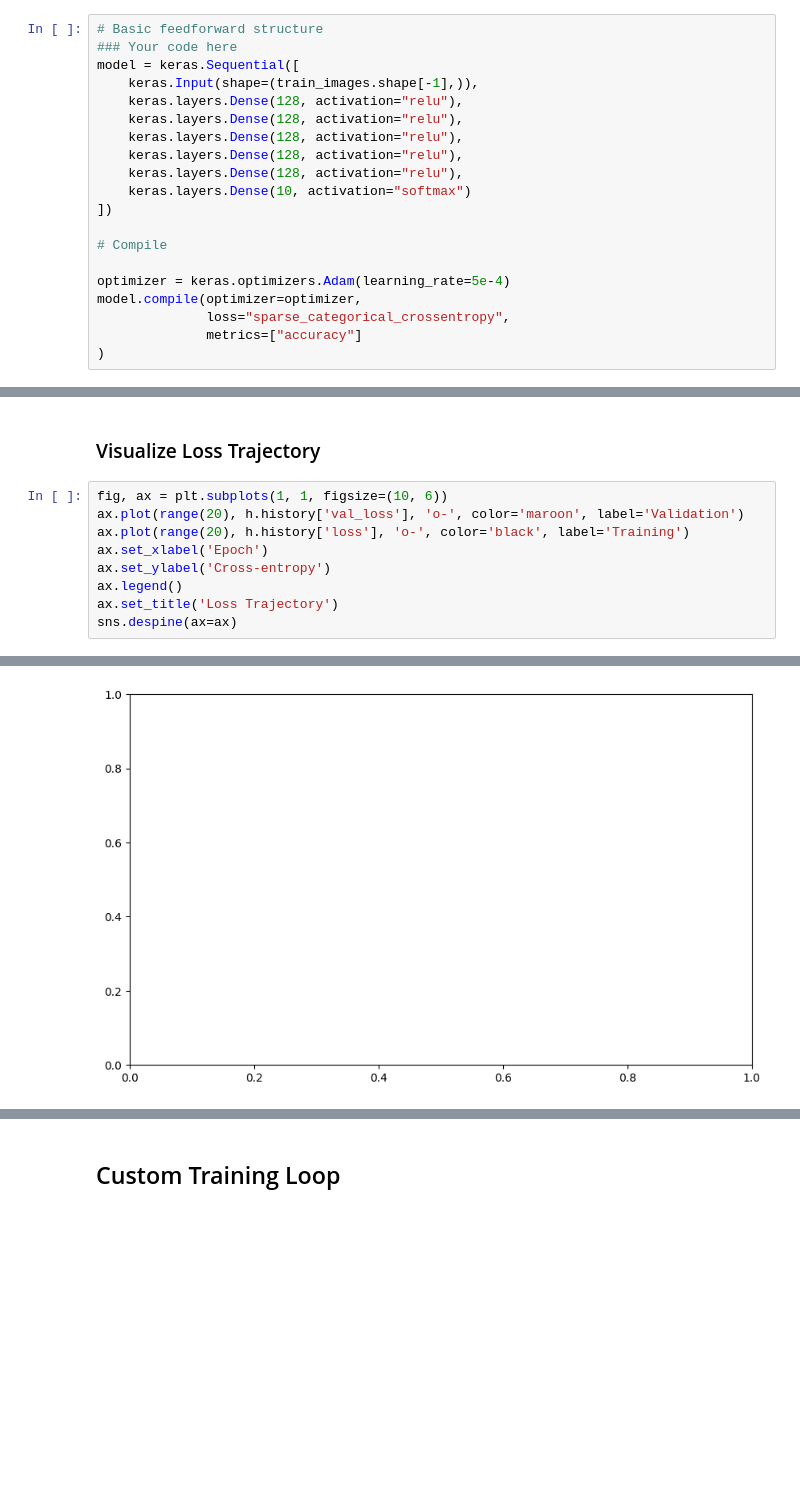
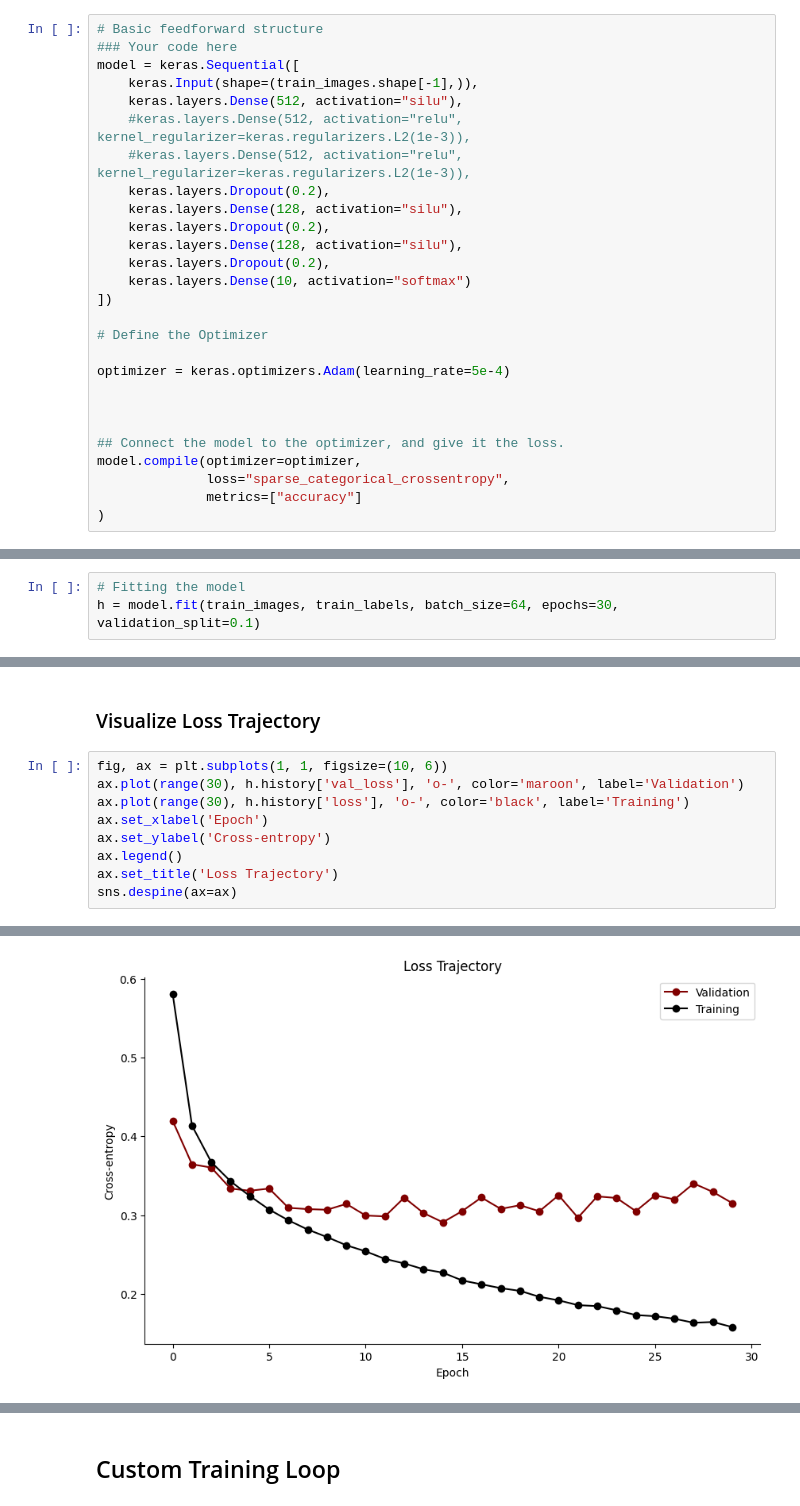
Before and after one commit to NightHydra/CognitiveModelingHomework, a Jupyter notebook: LectureExercises/ML_Beginnings/deep_learning_explorations_ca.ipynb, the cells around one changed output, grey strips where cells are left out. Cells and saved outputs as stored; diff of their text form; blank space fills up the shorter version.

```diff
--- a/LectureExercises/ML_Beginnings/deep_learning_explorations_ca.ipynb
+++ b/LectureExercises/ML_Beginnings/deep_learning_explorations_ca.ipynb
@@ -70,17 +61,24 @@ First, we will use the keras high-level API. Then, we will re-do the task with t
 ### Your code here
 model = keras.Sequential([
     keras.Input(shape=(train_images.shape[-1],)),
-    keras.layers.Dense(128, activation="relu"),
-    keras.layers.Dense(128, activation="relu"),
-    keras.layers.Dense(128, activation="relu"),
-    keras.layers.Dense(128, activation="relu"),
-    keras.layers.Dense(128, activation="relu"),
+    keras.layers.Dense(512, activation="silu"),
+    #keras.layers.Dense(512, activation="relu", kernel_regularizer=keras.regularizers.L2(1e-3)),
+    #keras.layers.Dense(512, activation="relu", kernel_regularizer=keras.regularizers.L2(1e-3)),
+    keras.layers.Dropout(0.2),
+    keras.layers.Dense(128, activation="silu"),
+    keras.layers.Dropout(0.2),
+    keras.layers.Dense(128, activation="silu"),
+    keras.layers.Dropout(0.2),
     keras.layers.Dense(10, activation="softmax")
 ])
 
-# Compile
+# Define the Optimizer
 
 optimizer = keras.optimizers.Adam(learning_rate=5e-4)
+
+
+
+## Connect the model to the optimizer, and give it the loss.
 model.compile(optimizer=optimizer,
               loss="sparse_categorical_crossentropy",
               metrics=["accuracy"]
@@ -125 +127,4 @@ Model: "sequential_5"
  Non-trainable params: 0 (0.00 B)
+# %%
+# Fitting the model
+h = model.fit(train_images, train_labels, batch_size=64, epochs=30, validation_split=0.1)
@@ -127,8 +150,8 @@ Model: "sequential_5"
 ### Visualize Loss Trajectory
 # %%
 fig, ax = plt.subplots(1, 1, figsize=(10, 6))
-ax.plot(range(20), h.history['val_loss'], 'o-', color='maroon', label='Validation')
-ax.plot(range(20), h.history['loss'], 'o-', color='black', label='Training')
+ax.plot(range(30), h.history['val_loss'], 'o-', color='maroon', label='Validation')
+ax.plot(range(30), h.history['loss'], 'o-', color='black', label='Training')
 ax.set_xlabel('Epoch')
 ax.set_ylabel('Cross-entropy')
 ax.legend()
@@ -139,3 +161,3 @@ NameError: name 'h' is not defined
-[figure, old version]
+[figure, new version]
 # %%
 # Evaluate model on test data
```
Also changed, not shown: parts of 8 cells of this notebook, 3 other files.
